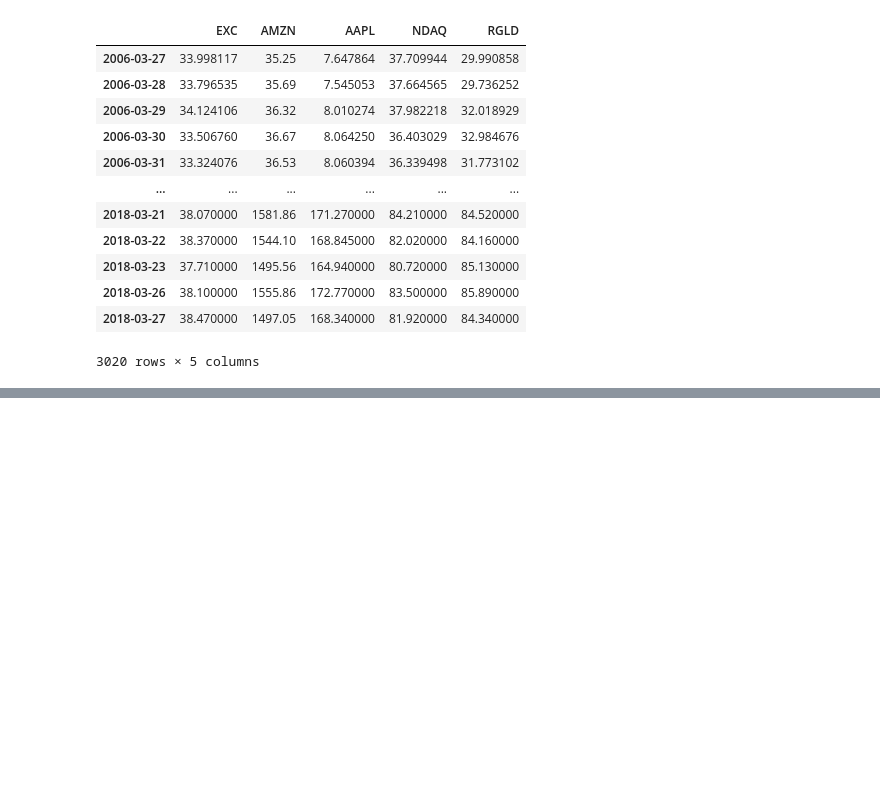
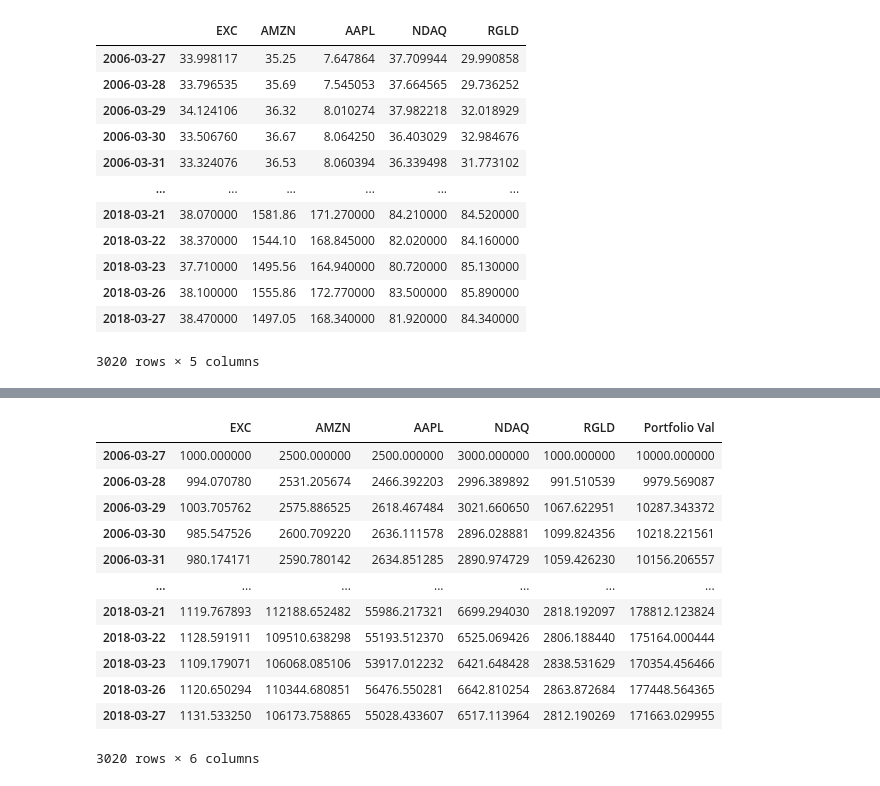
Before and after one commit to kavyakushnoor/stocks_machine_learning, a Jupyter notebook: stocks_ml/getData.ipynb, the cells around one changed output, grey strips where cells are left out. Saved outputs shown, nothing was run; the diff lists cells and outputs as text; code cells hidden in the pictures; blank space fills up the shorter version.

```diff
--- a/stocks_ml/getData.ipynb
+++ b/stocks_ml/getData.ipynb
@@ -225,0 +303,23 @@ df
+# %%
+investment_value=10000
+
+def portfolio_value(df, investment_value):
+    df = df*investment_value
+    df["Portfolio Val"] = df[portfolio].sum(axis=1)
+    return df
+
+portfolio_value(df, investment_value)
+# %% [output]
+|  | EXC | AMZN | AAPL | NDAQ | RGLD | Portfolio Val |
+| 2006-03-27 | 1000.000000 | 2500.000000 | 2500.000000 | 3000.000000 | 1000.000000 | 10000.000000 |
+| 2006-03-28 | 994.070780 | 2531.205674 | 2466.392203 | 2996.389892 | 991.510539 | 9979.569087 |
+| 2006-03-29 | 1003.705762 | 2575.886525 | 2618.467484 | 3021.660650 | 1067.622951 | 10287.343372 |
+| 2006-03-30 | 985.547526 | 2600.709220 | 2636.111578 | 2896.028881 | 1099.824356 | 10218.221561 |
+| 2006-03-31 | 980.174171 | 2590.780142 | 2634.851285 | 2890.974729 | 1059.426230 | 10156.206557 |
+| ... | ... | ... | ... | ... | ... | ... |
+| 2018-03-21 | 1119.767893 | 112188.652482 | 55986.217321 | 6699.294030 | 2818.192097 | 178812.123824 |
+| 2018-03-22 | 1128.591911 | 109510.638298 | 55193.512370 | 6525.069426 | 2806.188440 | 175164.000444 |
+| 2018-03-23 | 1109.179071 | 106068.085106 | 53917.012232 | 6421.648428 | 2838.531629 | 170354.456466 |
+| 2018-03-26 | 1120.650294 | 110344.680851 | 56476.550281 | 6642.810254 | 2863.872684 | 177448.564365 |
+| 2018-03-27 | 1131.533250 | 106173.758865 | 55028.433607 | 6517.113964 | 2812.190269 | 171663.029955 |
+3020 rows × 6 columns
```
Also changed, not shown: parts of 6 cells of this notebook.
